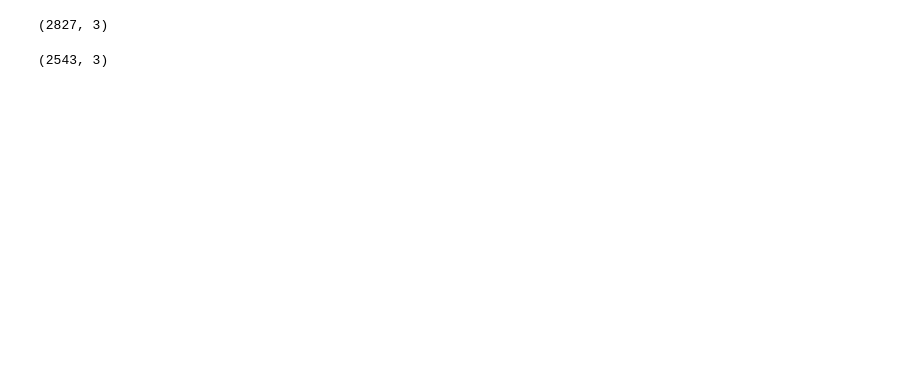
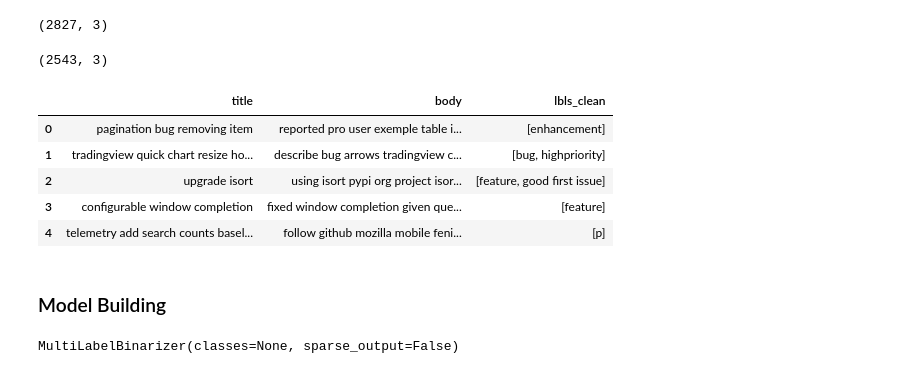
Before and after one commit to fyprjgroup3/FY_project, a Jupyter notebook: cleaning.ipynb, the cells around one changed output. Cells and saved outputs as stored; diff of their text form; code cells hidden in the pictures; blank space fills up the shorter version.

```diff
--- a/cleaning.ipynb
+++ b/cleaning.ipynb
@@ -459,3 +457,16 @@ ldata=ldata[ldata['title']!=""]
 ldata.shape
 # %% [output]
 (2543, 3)
+# %%
+ldata.reset_index(inplace=True,drop=True)
+# %%
+ldata.head()
+# %% [output]
+|  | title | body | lbls_clean |
+| 0 | pagination bug removing item | reported pro user exemple table i... | [enhancement] |
+| 1 | tradingview quick chart resize ho... | describe bug arrows tradingview c... | [bug, highpriority] |
+| 2 | upgrade isort | using isort pypi org project isor... | [feature, good first issue] |
+| 3 | configurable window completion | fixed window completion given que... | [feature] |
+| 4 | telemetry add search counts basel... | follow github mozilla mobile feni... | [p] |
+# %% [markdown]
+### Model Building
@@ -461,0 +477,4 @@ ldata.shape
+# %%
+mb.fit(ldata['lbls_clean'])
+# %% [output]
+MultiLabelBinarizer(classes=None, sparse_output=False)
```
Also changed, not shown: parts of 26 cells of this notebook.
